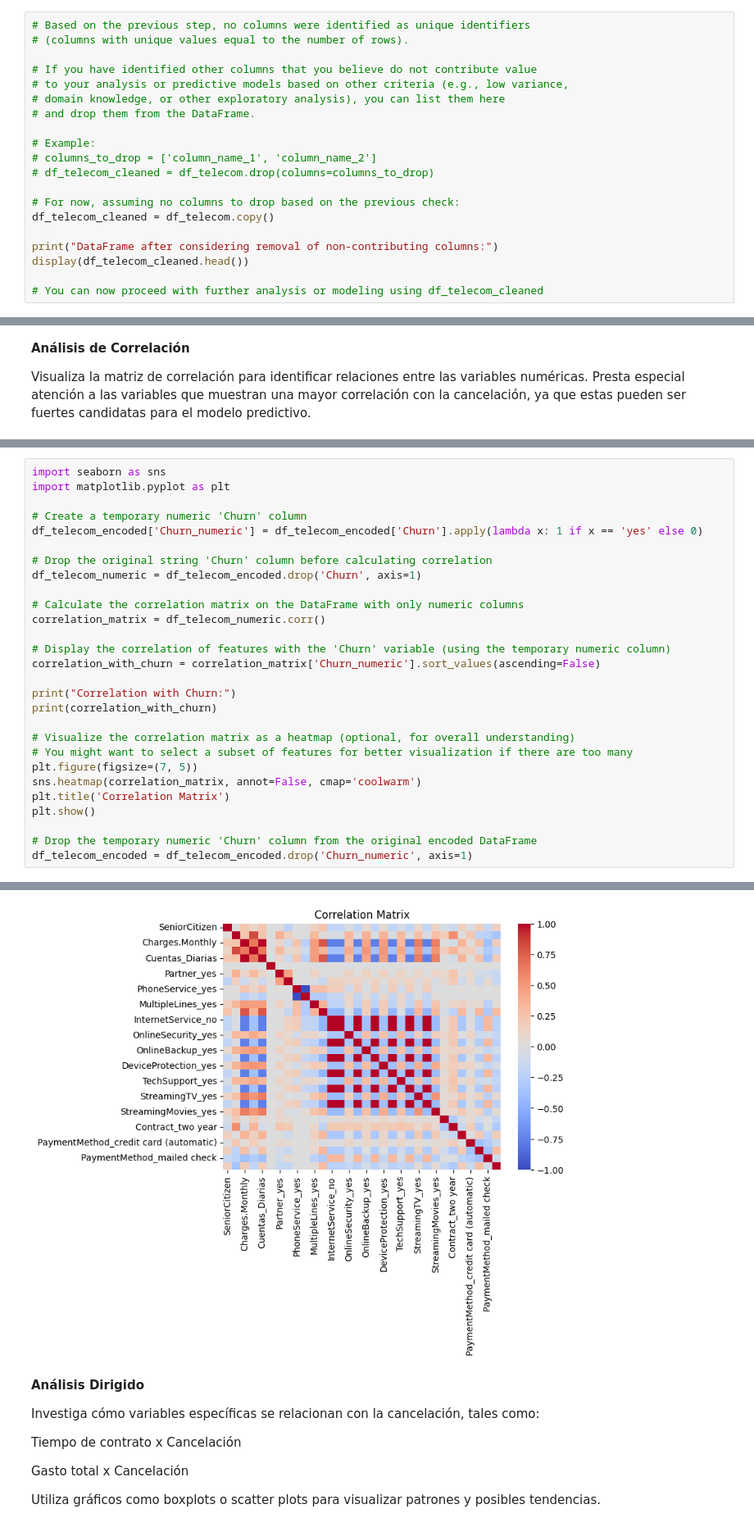
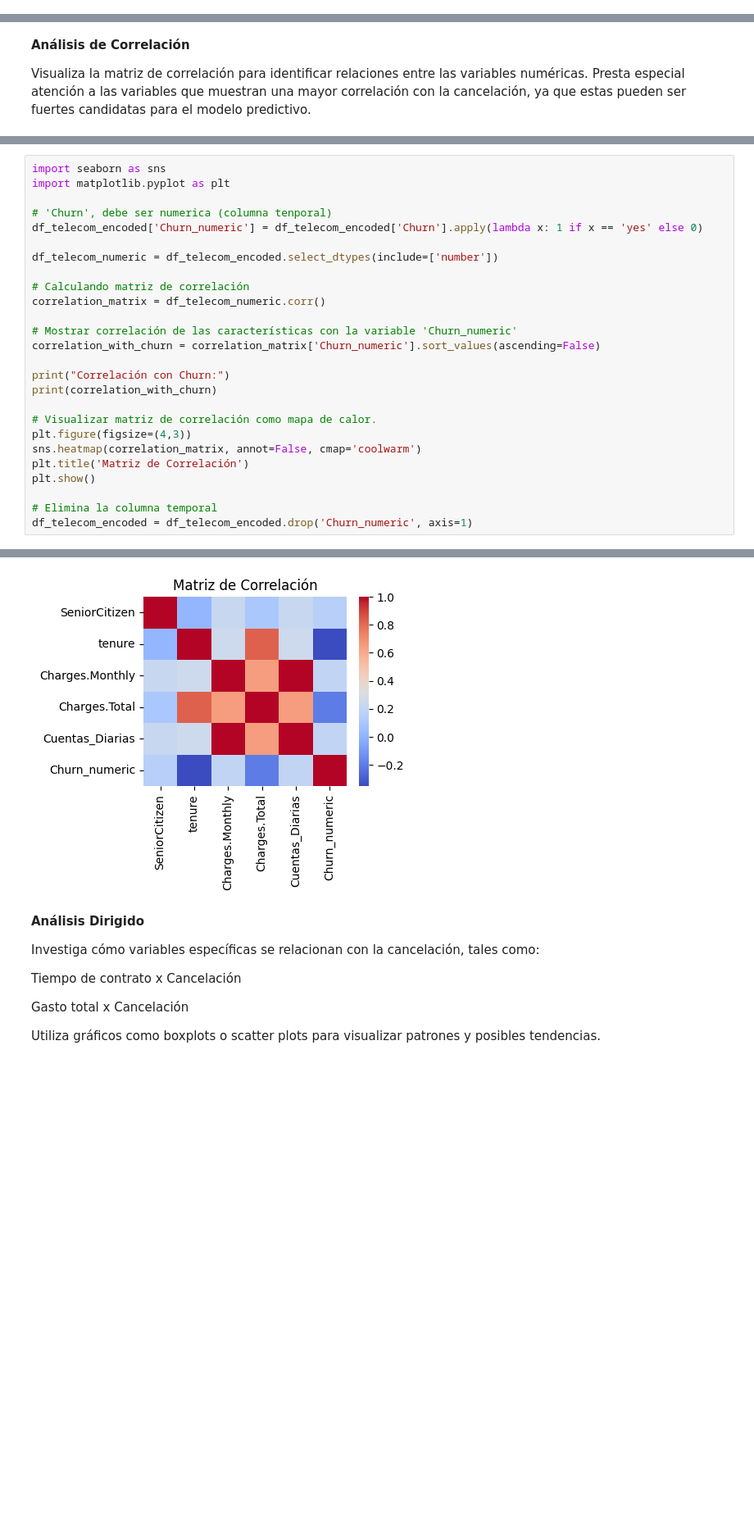
Before and after one commit to ggutierrezf/ALURA-CHALLENGE-03, a Jupyter notebook: CHALLENGE_02_TelecomX_Latam_Parte02.ipynb, the cells around one changed output, grey strips where cells are left out. Shown at 82% size. Drawn from its saved outputs; the diff is of its cells as text; blank space fills up the shorter version.

```diff
--- a/CHALLENGE_02_TelecomX_Latam_Parte02.ipynb
+++ b/CHALLENGE_02_TelecomX_Latam_Parte02.ipynb
@@ -68,23 +83,3 @@ Series([], dtype: int64)
 **Encoding**
 
 Transforma las variables categóricas a formato numérico para hacerlas compatibles con los algoritmos de machine learning. Utiliza un método de codificación adecuado, como one-hot encoding.
-# %%
-# Based on the previous step, no columns were identified as unique identifiers
-# (columns with unique values equal to the number of rows).
-
-# If you have identified other columns that you believe do not contribute value
-# to your analysis or predictive models based on other criteria (e.g., low variance,
-# domain knowledge, or other exploratory analysis), you can list them here
-# and drop them from the DataFrame.
-
-# Example:
-# columns_to_drop = ['column_name_1', 'column_name_2']
-# df_telecom_cleaned = df_telecom.drop(columns=columns_to_drop)
-
-# For now, assuming no columns to drop based on the previous check:
-df_telecom_cleaned = df_telecom.copy()
-
-print("DataFrame after considering removal of non-contributing columns:")
-display(df_telecom_cleaned.head())
-
-# You can now proceed with further analysis or modeling using df_telecom_cleaned
@@ -235,28 +247,26 @@ Visualiza la matriz de correlación para identificar relaciones entre las variab
 import seaborn as sns
 import matplotlib.pyplot as plt
 
-# Create a temporary numeric 'Churn' column
+# 'Churn', debe ser numerica (columna tenporal)
 df_telecom_encoded['Churn_numeric'] = df_telecom_encoded['Churn'].apply(lambda x: 1 if x == 'yes' else 0)
 
-# Drop the original string 'Churn' column before calculating correlation
-df_telecom_numeric = df_telecom_encoded.drop('Churn', axis=1)
+df_telecom_numeric = df_telecom_encoded.select_dtypes(include=['number'])
 
-# Calculate the correlation matrix on the DataFrame with only numeric columns
+# Calculando matriz de correlación
 correlation_matrix = df_telecom_numeric.corr()
 
-# Display the correlation of features with the 'Churn' variable (using the temporary numeric column)
+# Mostrar correlación de las características con la variable 'Churn_numeric'
 correlation_with_churn = correlation_matrix['Churn_numeric'].sort_values(ascending=False)
 
-print("Correlation with Churn:")
+print("Correlación con Churn:")
 print(correlation_with_churn)
 
-# Visualize the correlation matrix as a heatmap (optional, for overall understanding)
-# You might want to select a subset of features for better visualization if there are too many
-plt.figure(figsize=(7, 5))
+# Visualizar matriz de correlación como mapa de calor.
+plt.figure(figsize=(4,3))
 sns.heatmap(correlation_matrix, annot=False, cmap='coolwarm')
-plt.title('Correlation Matrix')
+plt.title('Matriz de Correlación')
 plt.show()
 
-# Drop the temporary numeric 'Churn' column from the original encoded DataFrame
+# Elimina la columna temporal
 df_telecom_encoded = df_telecom_encoded.drop('Churn_numeric', axis=1)
 # %% [output]
@@ -279,5 +280,5 @@ tenure                                  -0.352229
 Name: Churn_numeric, dtype: float64
-[figure, old version]
+[figure, new version]
 # %% [markdown]
 **Análisis Dirigido**
 
```
Also changed, not shown: parts of 26 cells of this notebook.
